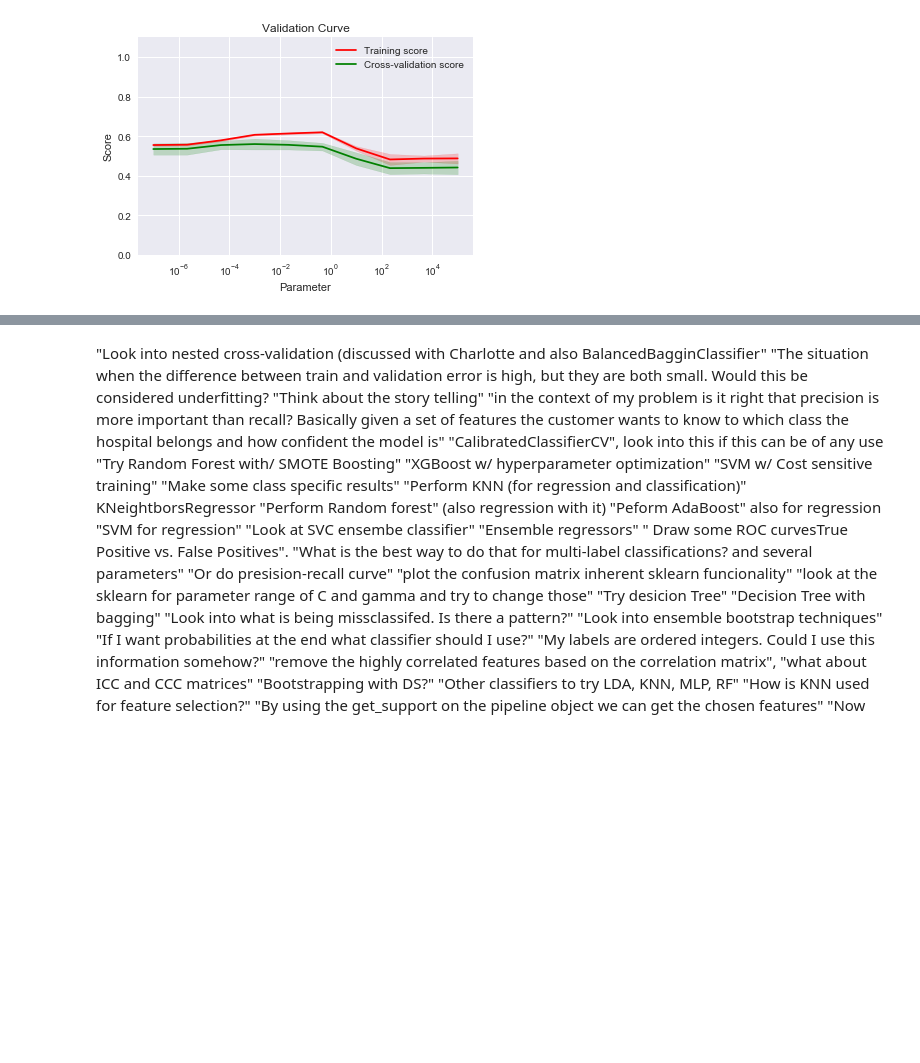
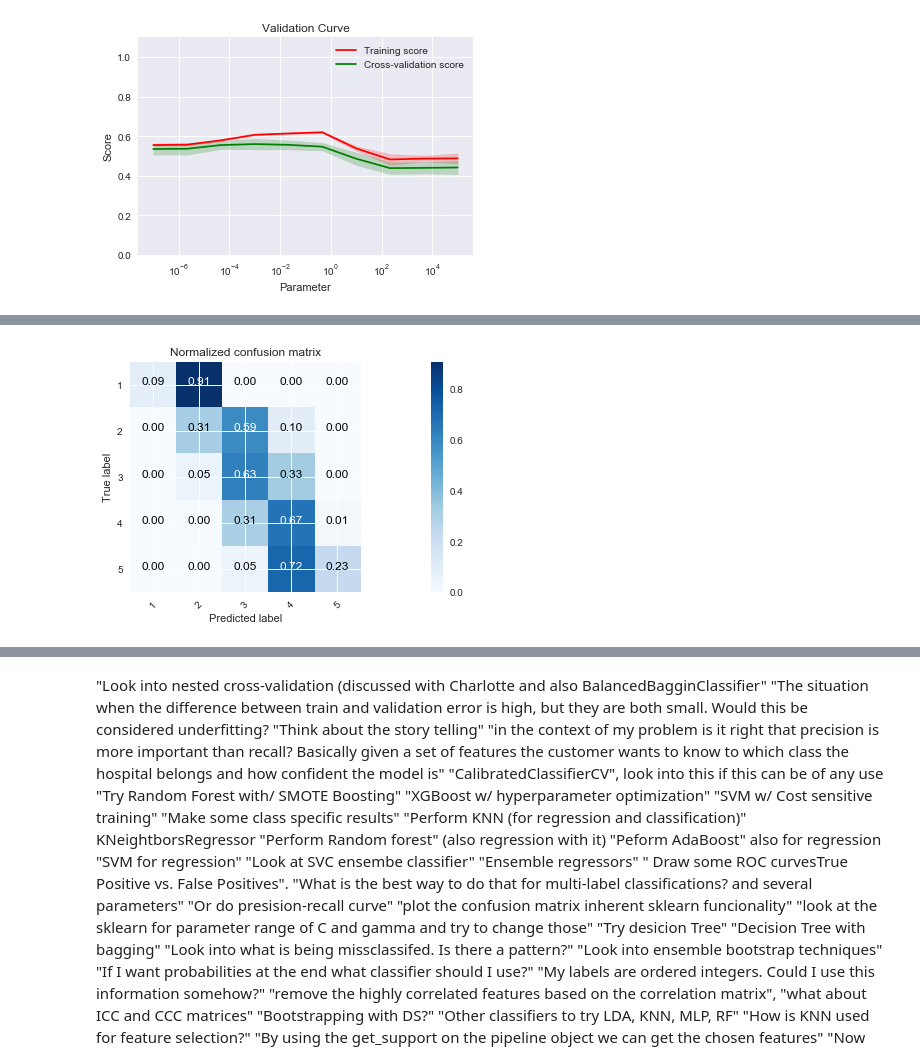
Before and after one commit to hmirzaee/Springboard, a Jupyter notebook: Capstone_1/Modeling/predictive_modeling.ipynb, the cells around one changed output, grey strips where cells are left out. Cells and saved outputs as stored; diff of their text form; code cells hidden in the pictures; blank space fills up the shorter version.

```diff
--- a/Capstone_1/Modeling/predictive_modeling.ipynb
+++ b/Capstone_1/Modeling/predictive_modeling.ipynb
@@ -1128,22 +1106,10 @@ def modelfit(alg, X, y, feature_names, useTrainCV=True, cv_folds=5, early_stoppi
 # %%
-# Maybe do a nested cross-validaiton on this one
-# Other thing to check is that should I at the end print the classification report on the original non-synthesized data?!
-# What is the appropriate way to interpret these results?
-# things to still playaround with: Gridsearch with this, generally use other scoring for gridsearch (look at the book), pay
-# attention to other means of playing with imbalanced data
-
-# Read this article :  https://beckernick.github.io/oversampling-modeling/
-# Look for the right ways to do cross-validation with oversampling
-
 # XGBoost classifier
 # Over all parameters have been divided to:
 # 1. General Parameters, 2- Booster Parameters, 3- Learning Task Parameters
 
-#from xgboost import xgb  # Direct xgboost library
 from xgboost.sklearn import XGBClassifier  # sklearn wrapper for XGboost
 from sklearn.metrics import accuracy_score
-
-X_resampled, y_resampled = resample_data(X_all, y, scheme='SMOTE', imp_strategy='most_frequent')
 
 # Fix some parameter values
 xgb1 = XGBClassifier(
@@ -1158,52 +1124,18 @@ xgb1 = XGBClassifier(
  nthread=4,
  scale_pos_weight=1,
  seed=27)
-#modelfit(xgb1, X_resampled, y_resampled, feature_names_all, useTrainCV=False)
 
-#steps_xgboost = [('imputatoin', Imputer(missing_values='NaN', strategy='most_frequent', axis=0)),
-#               ('scaler', StandardScaler()),
-#               ('xgboost', XGBClassifier())]
-#pipeline_xgboost = Pipeline(steps_xgboost)
+steps_xgboost = [('imputation', Imputer(missing_values='NaN', strategy='most_frequent', axis=0)),
+                 ('scaler', StandardScaler()),
+                 ('xgboost', xgb1)]
+pipeline_xgboost = Pipeline(steps_xgboost)
 
-#parameters_xgboost = {'xgboost__max_depth':np.arange(2,128, 20),
-#                      'xgboost__n_estimators':np.arange(10,200, 10)}
+parameters_xgboost = {'xgboost__max_depth':np.arange(2,128, 20),
+                      'xgboost__n_estimators':np.arange(10,200, 10)}
 
-#X_resampled, y_resampled = resample_data(X_all, y, scheme='SMOTE', imp_strategy='most_frequent')
-# Create train and test sets
-#X_resampled_orig, y_resampled_orig = resample_data(X_all, y, scheme='none', imp_strategy='most_frequent')
-#X_train_orig, X_test_orig, y_train_orig, y_test_orig = train_test_split(X_resampled_orig, y_resampled_orig, test_size=0.2, random_state=21)
-
-X_train, X_test, y_train, y_test = train_test_split(X_resampled, y_resampled, test_size=0.0, random_state=21)
-X_resampled, y_resampled = resample_data(X_train, y_train, scheme='SMOTE', imp_strategy='most_frequent')
-
-model = xgb1
-model.fit(X_train, y_train)
-y_pred = model.predict(X_train)
-accuracy = accuracy_score(y_train, y_pred)
-print("Accuracy: %.2f%%" % (accuracy * 100.0))
-print(classification_report(y_train, y_pred))
-
-print("Classificaiton results on all the original test data (missing values treated)")
-y_pred = model.predict(X_test_orig)
-accuracy = accuracy_score(y_test_orig, y_pred)
-print("Accuracy: %.2f%%" % (accuracy * 100.0))
-print(classification_report(y_test_orig, y_pred))
-
-print("Classificaiton results on all the original data (missing values treated)")
-y_pred = model.predict(X_resampled_orig)
-accuracy = accuracy_score(y_resampled_orig, y_pred)
-print("Accuracy: %.2f%%" % (accuracy * 100.0))
-print(classification_report(y_resampled_orig, y_pred))
-
-
-
-
-#cnf_matrix, cv = apply_model(X_all, y, pipeline_xgboost, parameters_xgboost, 'xgboost__max_depth',
-#                             valid_curve = 1, learn_curve = 1, classification=1)
-
-# Plot the confusion matrix
-#class_names = ['1', '2', '3', '4', '5']
-#plt.figure()
-#plot_confusion_matrix(cnf_matrix, classes=class_names, normalize=True,
-#                      title='Normalized confusion matrix')
-#plt.show()
+cnf_matrix, cv = apply_model(X_all, y, pipeline_xgboost, parameters_xgboost,
+                             valid_param_name='xgboost__max_depth',valid_curve = 0,
+                             learn_curve = 0, classification=1, nested = False,
+                             random_state = 12, feature_imp = False, randomized_search = True,
+                             named_step='gbm')
+# %% [output]
@@ -1209,0 +1160 @@ print(classification_report(y_resampled_orig, y_pred))
+[figure, added]
```
Also changed, not shown: parts of 29 cells of this notebook.
